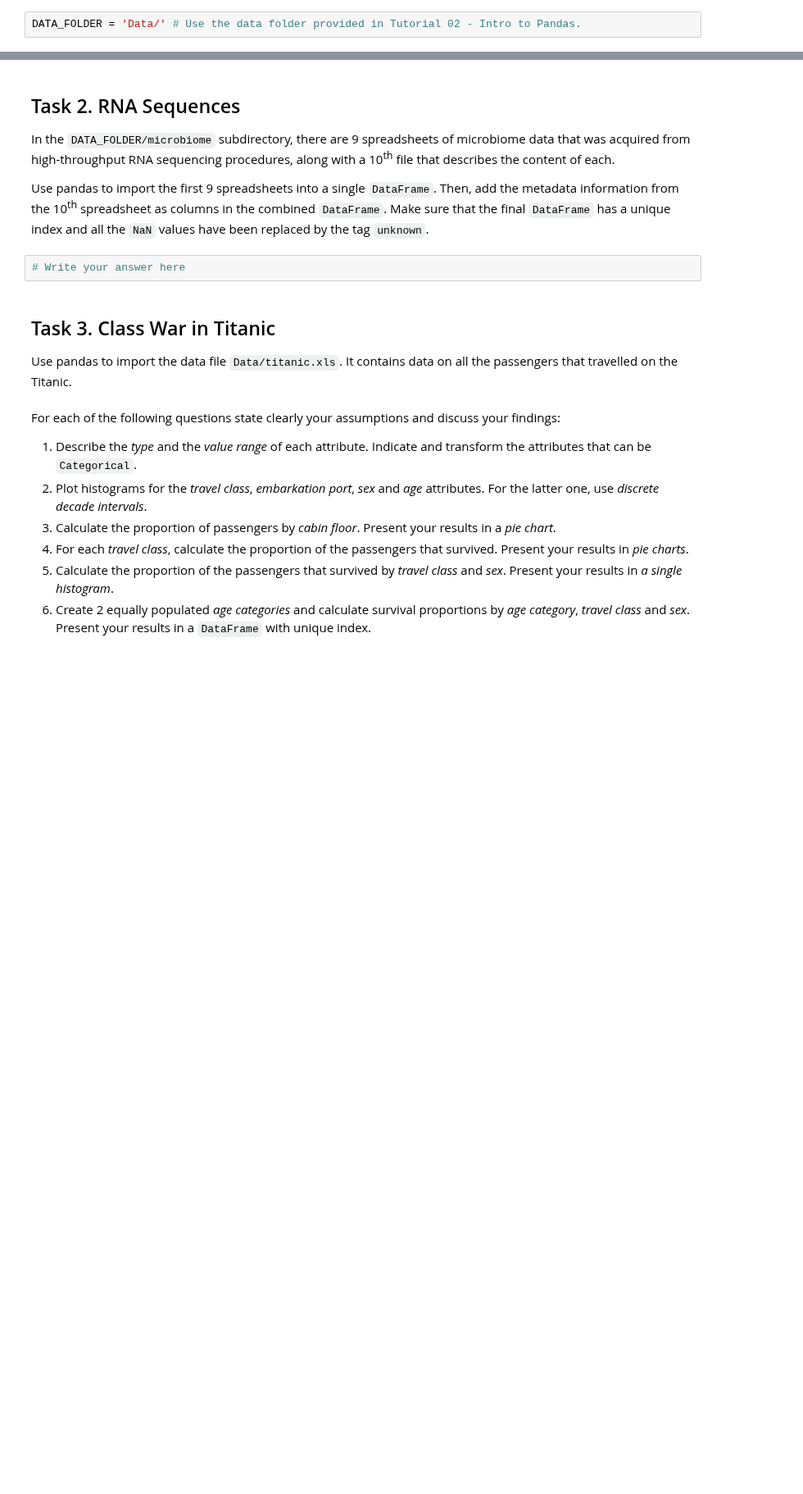
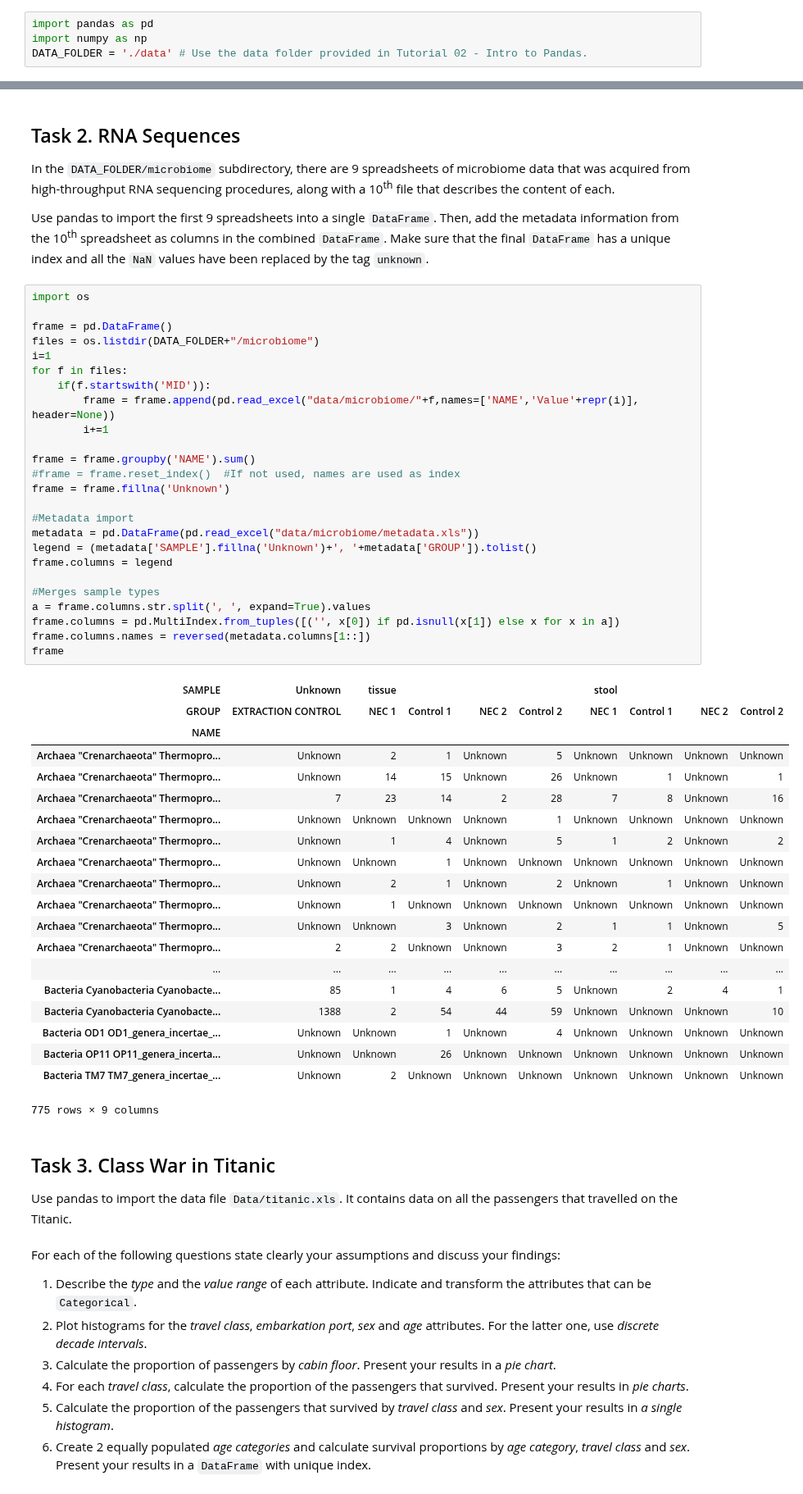
Before and after one commit to sanadhis/ADA-2017, a Jupyter notebook: 01 - Pandas and Data Wrangling/Homework 1.ipynb, the cells around one changed output, grey strips where cells are left out. Shown at 82% size. Cells and saved outputs as stored; diff of their text form; blank space fills up the shorter version.

Commit message:
Finish HW01: Merge and Rename File

```diff
--- a/01 - Pandas and Data Wrangling/Homework 1.ipynb
+++ b/01 - Pandas and Data Wrangling/Homework 1.ipynb
@@ -4,7 +4,9 @@
  <div class="lev1"><a href="#Task-2.-RNA-Sequences"><span class="toc-item-num">Task 2.&nbsp;&nbsp;</span>RNA Sequences</a></div>
  <div class="lev1"><a href="#Task-3.-Class-War-in-Titanic"><span class="toc-item-num">Task 3.&nbsp;&nbsp;</span>Class War in Titanic</a></div></p>
 # %%
-DATA_FOLDER = 'Data/' # Use the data folder provided in Tutorial 02 - Intro to Pandas.
+import pandas as pd
+import numpy as np
+DATA_FOLDER = './data' # Use the data folder provided in Tutorial 02 - Intro to Pandas.
 # %% [markdown]
 ## Task 1. Compiling Ebola Data
 
@@ -24,8 +251,52 @@ In the `DATA_FOLDER/microbiome` subdirectory, there are 9 spreadsheets of microb
 Use pandas to import the first 9 spreadsheets into a single `DataFrame`.
 Then, add the metadata information from the 10<sup>th</sup> spreadsheet as columns in the combined `DataFrame`.
 Make sure that the final `DataFrame` has a unique index and all the `NaN` values have been replaced by the tag `unknown`.
-# %%
-# Write your answer here
+# %%
+import os
+
+frame = pd.DataFrame()
+files = os.listdir(DATA_FOLDER+"/microbiome")
+i=1
+for f in files:
+    if(f.startswith('MID')):
+        frame = frame.append(pd.read_excel("data/microbiome/"+f,names=['NAME','Value'+repr(i)], header=None))
+        i+=1
+
+frame = frame.groupby('NAME').sum()
+#frame = frame.reset_index()  #If not used, names are used as index
+frame = frame.fillna('Unknown')
+
+#Metadata import
+metadata = pd.DataFrame(pd.read_excel("data/microbiome/metadata.xls"))
+legend = (metadata['SAMPLE'].fillna('Unknown')+', '+metadata['GROUP']).tolist()
+frame.columns = legend
+
+#Merges sample types
+a = frame.columns.str.split(', ', expand=True).values
+frame.columns = pd.MultiIndex.from_tuples([('', x[0]) if pd.isnull(x[1]) else x for x in a])
+frame.columns.names = reversed(metadata.columns[1::])
+frame
+# %% [output]
+| SAMPLE | Unknown | tissue |  |  |  | stool |  |  |  |
+| GROUP | EXTRACTION CONTROL | NEC 1 | Control 1 | NEC 2 | Control 2 | NEC 1 | Control 1 | NEC 2 | Control 2 |
+| NAME |  |  |  |  |  |  |  |  |  |
+| Archaea "Crenarchaeota" Thermopro... | Unknown | 2 | 1 | Unknown | 5 | Unknown | Unknown | Unknown | Unknown |
+| Archaea "Crenarchaeota" Thermopro... | Unknown | 14 | 15 | Unknown | 26 | Unknown | 1 | Unknown | 1 |
+| Archaea "Crenarchaeota" Thermopro... | 7 | 23 | 14 | 2 | 28 | 7 | 8 | Unknown | 16 |
+| Archaea "Crenarchaeota" Thermopro... | Unknown | Unknown | Unknown | Unknown | 1 | Unknown | Unknown | Unknown | Unknown |
+| Archaea "Crenarchaeota" Thermopro... | Unknown | 1 | 4 | Unknown | 5 | 1 | 2 | Unknown | 2 |
+| Archaea "Crenarchaeota" Thermopro... | Unknown | Unknown | 1 | Unknown | Unknown | Unknown | Unknown | Unknown | Unknown |
+| Archaea "Crenarchaeota" Thermopro... | Unknown | 2 | 1 | Unknown | 2 | Unknown | 1 | Unknown | Unknown |
+| Archaea "Crenarchaeota" Thermopro... | Unknown | 1 | Unknown | Unknown | Unknown | Unknown | Unknown | Unknown | Unknown |
+| Archaea "Crenarchaeota" Thermopro... | Unknown | Unknown | 3 | Unknown | 2 | 1 | 1 | Unknown | 5 |
+| Archaea "Crenarchaeota" Thermopro... | 2 | 2 | Unknown | Unknown | 3 | 2 | 1 | Unknown | Unknown |
+| ... | ... | ... | ... | ... | ... | ... | ... | ... | ... |
+| Bacteria Cyanobacteria Cyanobacte... | 85 | 1 | 4 | 6 | 5 | Unknown | 2 | 4 | 1 |
+| Bacteria Cyanobacteria Cyanobacte... | 1388 | 2 | 54 | 44 | 59 | Unknown | Unknown | Unknown | 10 |
+| Bacteria OD1 OD1_genera_incertae_... | Unknown | Unknown | 1 | Unknown | 4 | Unknown | Unknown | Unknown | Unknown |
+| Bacteria OP11 OP11_genera_incerta... | Unknown | Unknown | 26 | Unknown | Unknown | Unknown | Unknown | Unknown | Unknown |
+| Bacteria TM7 TM7_genera_incertae_... | Unknown | 2 | Unknown | Unknown | Unknown | Unknown | Unknown | Unknown | Unknown |
+775 rows × 9 columns
 # %% [markdown]
 ## Task 3. Class War in Titanic
 
```
Also changed, not shown: parts of 12 cells of this notebook, 1 other file.
